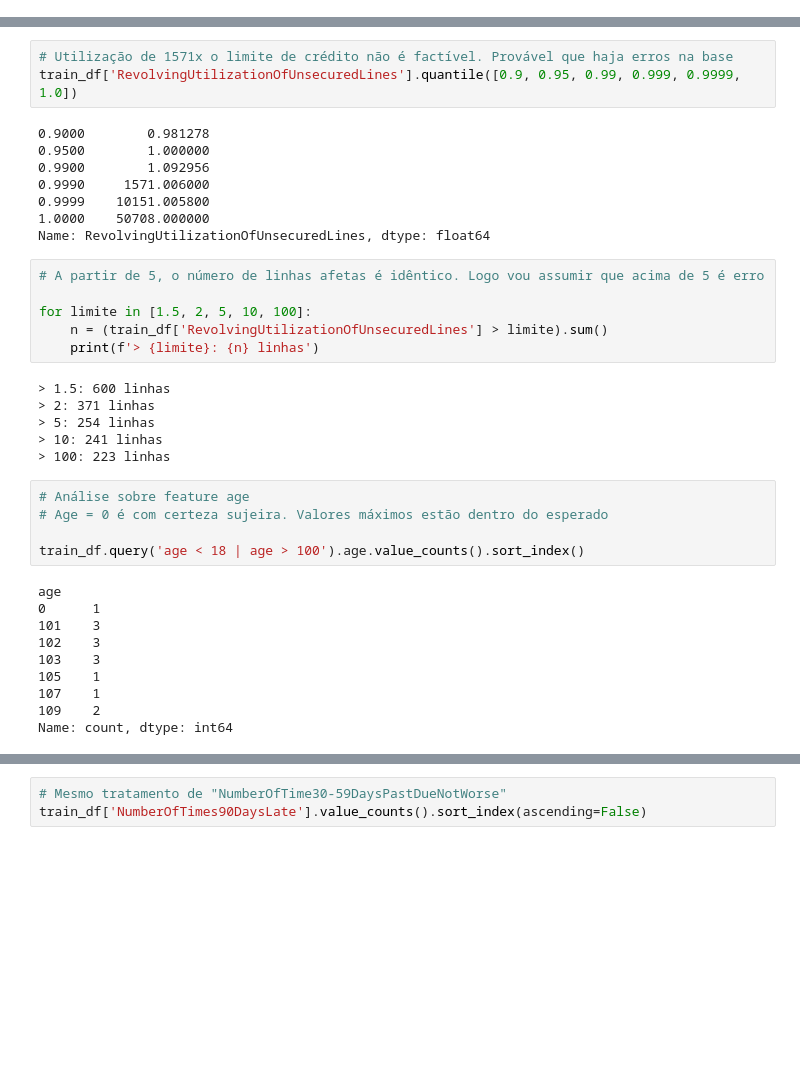
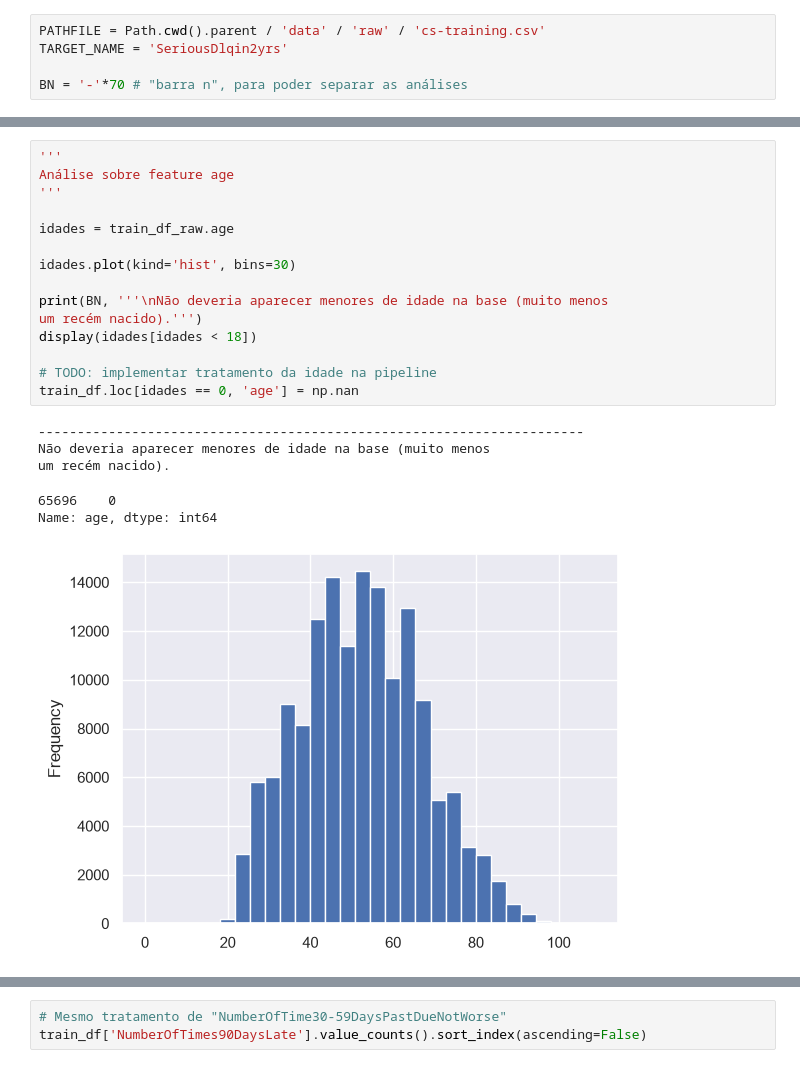
Before and after one commit to LeoDiasTrindade/good-and-bad-payers, a Jupyter notebook: notebooks/01_eda.ipynb, the cells around one changed output, grey strips where cells are left out. Cells and saved outputs as stored; diff of their text form; blank space fills up the shorter version.

Commit message:
avancos 30/08/2026: avanços estéticos, apenas adicionando comentários e criando visões para reforçar conclusões anteriores

```diff
--- a/notebooks/01_eda.ipynb
+++ b/notebooks/01_eda.ipynb
@@ -13 +17,6 @@ from pathlib import Path
+# %%
+PATHFILE = Path.cwd().parent / 'data' / 'raw' / 'cs-training.csv'
+TARGET_NAME = 'SeriousDlqin2yrs'
+
+BN = '-'*70 # "barra n", para poder separar as análises
 # %% [markdown]
@@ -82,40 +121,24 @@ Name: count, Length: 125728, dtype: int64
-# %%
-# Utilização de 1571x o limite de crédito não é factível. Provável que haja erros na base
-train_df['RevolvingUtilizationOfUnsecuredLines'].quantile([0.9, 0.95, 0.99, 0.999, 0.9999, 1.0])
-# %% [output]
-0.9000        0.981278
-0.9500        1.000000
-0.9900        1.092956
-0.9990     1571.006000
-0.9999    10151.005800
-1.0000    50708.000000
-Name: RevolvingUtilizationOfUnsecuredLines, dtype: float64
-# %%
-# A partir de 5, o número de linhas afetas é idêntico. Logo vou assumir que acima de 5 é erro
-
-for limite in [1.5, 2, 5, 10, 100]:
-    n = (train_df['RevolvingUtilizationOfUnsecuredLines'] > limite).sum()
-    print(f'> {limite}: {n} linhas')
-# %% [output]
-> 1.5: 600 linhas
-> 2: 371 linhas
-> 5: 254 linhas
-> 10: 241 linhas
-> 100: 223 linhas
 # %%
-# Análise sobre feature age
-# Age = 0 é com certeza sujeira. Valores máximos estão dentro do esperado
+'''
+Análise sobre feature age
+'''
 
-train_df.query('age < 18 | age > 100').age.value_counts().sort_index()
+idades = train_df_raw.age
+
+idades.plot(kind='hist', bins=30)
+
+print(BN, '''\nNão deveria aparecer menores de idade na base (muito menos
+um recém nacido).''')
+display(idades[idades < 18])
+
+# TODO: implementar tratamento da idade na pipeline
+train_df.loc[idades == 0, 'age'] = np.nan
 # %% [output]
-age
-0      1
-101    3
-102    3
-103    3
-105    1
-107    1
-109    2
-Name: count, dtype: int64
+----------------------------------------------------------------------
+Não deveria aparecer menores de idade na base (muito menos
+um recém nacido).
+65696    0
+Name: age, dtype: int64
+[figure, added]
 # %%
 # Valores 96 e 98 destoam muito. Vou considerar eles como erros
```
Also changed, not shown: parts of 10 cells of this notebook.
